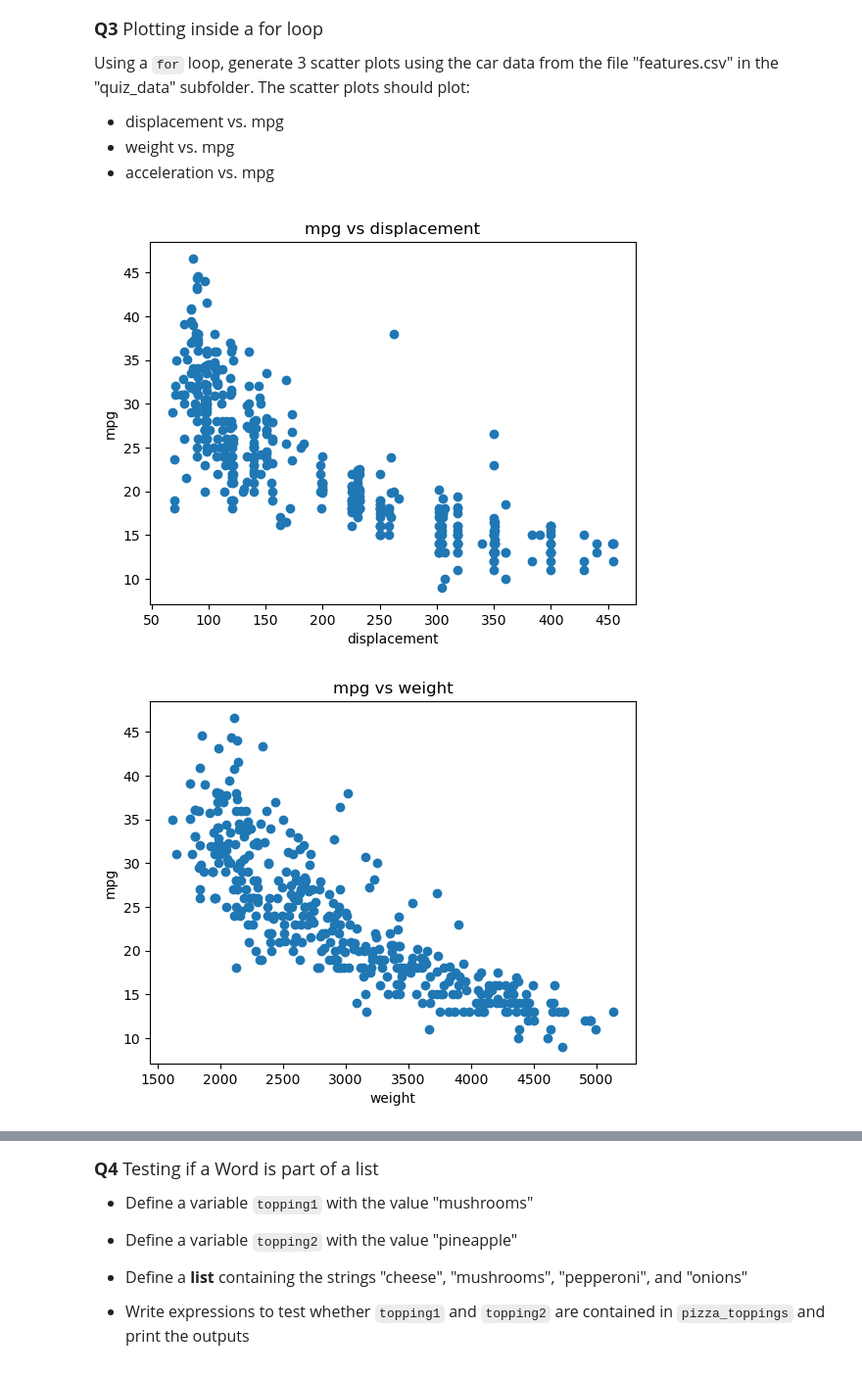
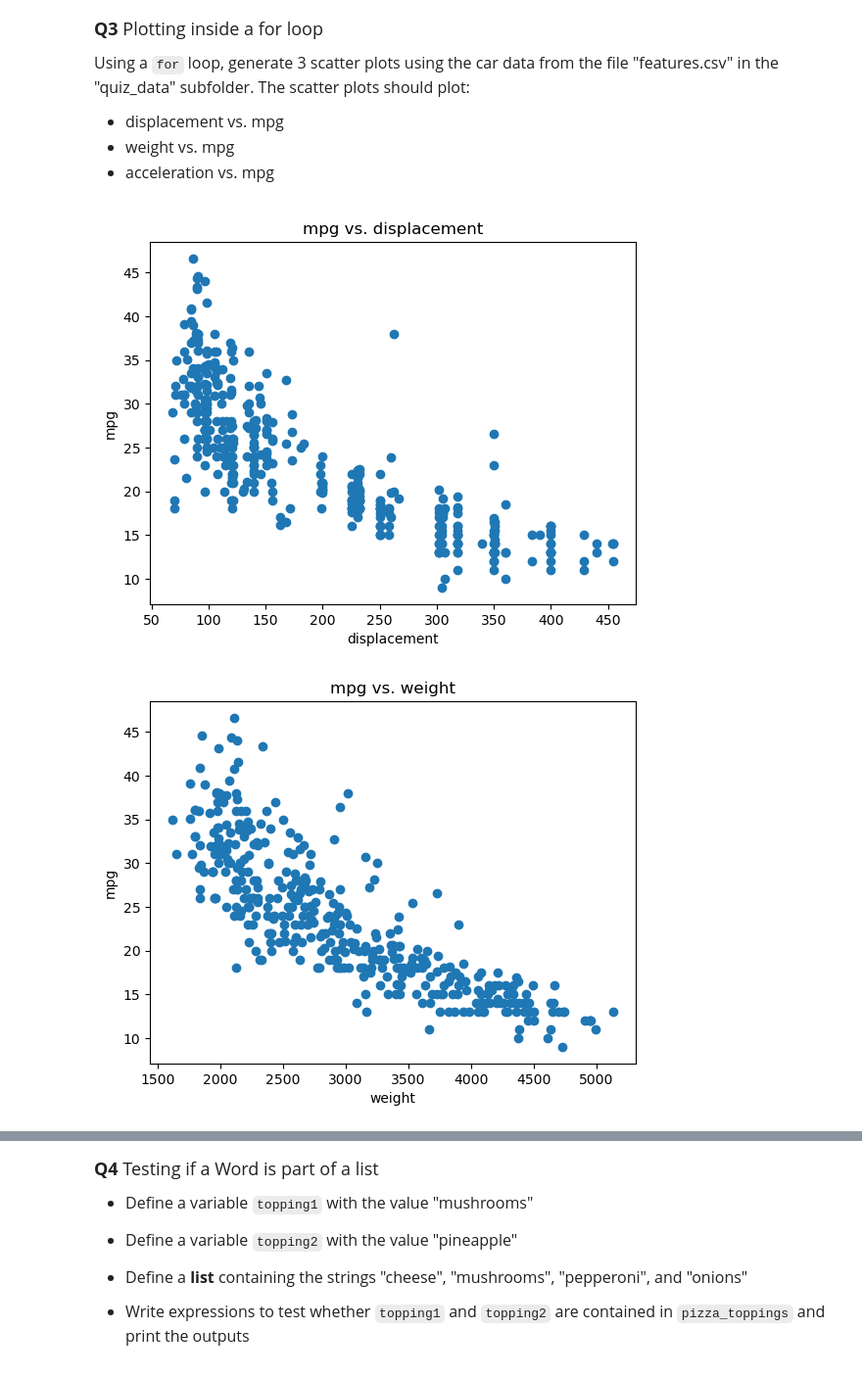
Before and after one commit to lucasanckl66/datasci151spring2026, a Jupyter notebook: _quizzes/practice_quiz.ipynb, the cells around one changed output, grey strips where cells are left out. Shown at 98% size. Drawn from its saved outputs; the diff is of its cells as text; code cells hidden in the pictures.

```diff
--- a/_quizzes/practice_quiz.ipynb
+++ b/_quizzes/practice_quiz.ipynb
@@ -121,18 +123,17 @@ Using a `for` loop, generate 3 scatter plots using the car data from the file "f
 # %%
 # your code here
 
 data_cars = pd.read_csv('quiz_data/features.csv')
 
 y_var = 'mpg'
+plot_var = ['displacement', 'weight', 'acceleration']
 
-x_variables = ['displacement', 'weight', 'acceleration']
-
-for x_var in x_variables:
+for x_var in plot_var:
     plt.scatter(data_cars[x_var], data_cars[y_var])
     plt.xlabel(x_var)
     plt.ylabel(y_var)
-    plt.title(y_var + ' vs ' + x_var)
+    plt.title(y_var + " vs. " + x_var)
     plt.show()
 # %% [output]
-[figure, old version]
+[figure, new version]
-[figure, old version]
+[figure, new version]
```
Also changed, not shown: parts of 7 cells of this notebook.
